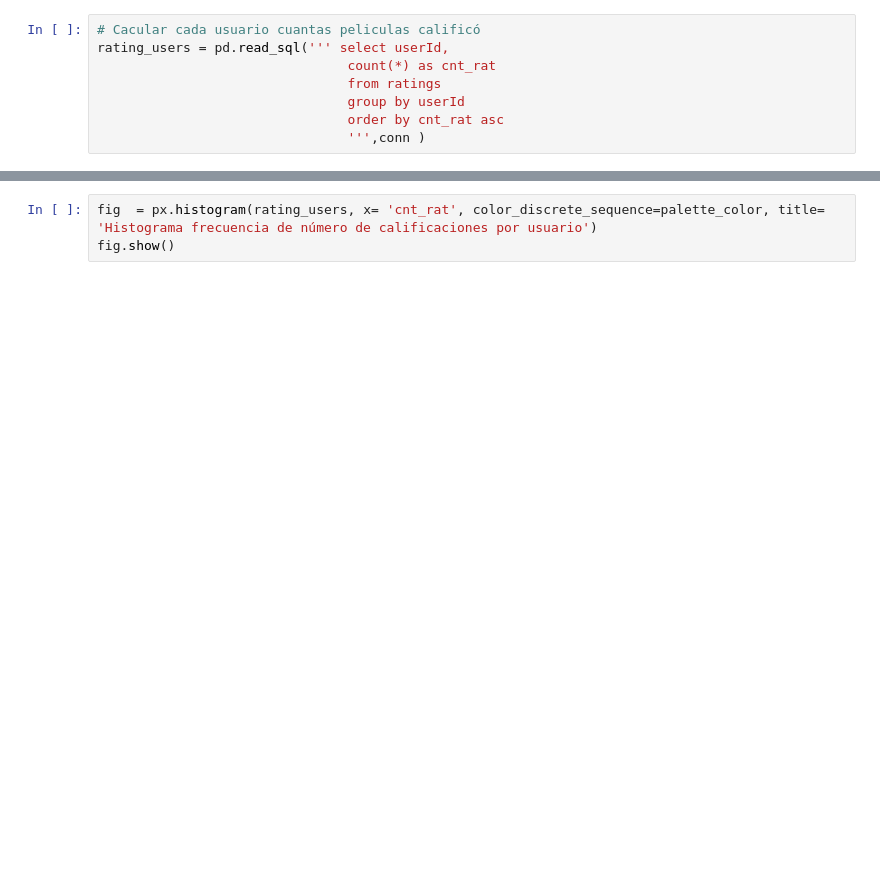
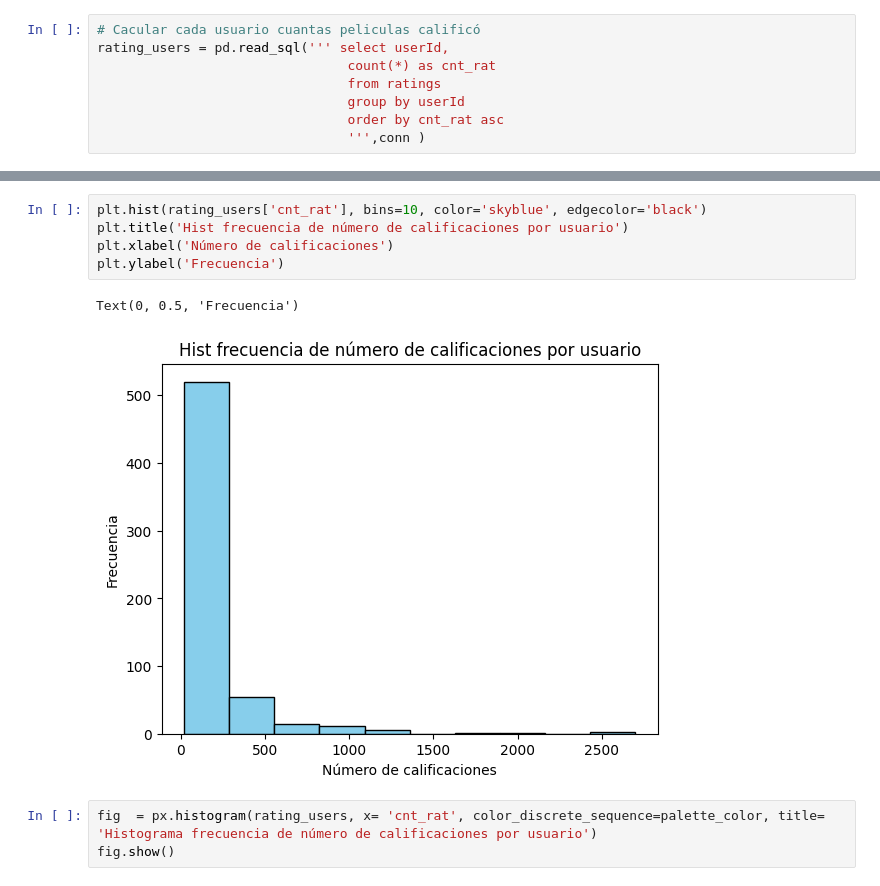
Before and after one commit to LauBetancourt31/Anal-tica-en-Marketing, a Jupyter notebook: 02_Exploración.ipynb, the cells around one changed output, grey strips where cells are left out. Drawn from its saved outputs; the diff is of its cells as text; blank space fills up the shorter version.

```diff
--- a/02_Exploración.ipynb
+++ b/02_Exploración.ipynb
@@ -129,3 +169,11 @@ rating_users = pd.read_sql(''' select userId,
+# %%
+plt.hist(rating_users['cnt_rat'], bins=10, color='skyblue', edgecolor='black')
+plt.title('Hist frecuencia de número de calificaciones por usuario')
+plt.xlabel('Número de calificaciones')
+plt.ylabel('Frecuencia')
+# %% [output]
+Text(0, 0.5, 'Frecuencia')
+[figure, added]
 # %%
 fig  = px.histogram(rating_users, x= 'cnt_rat', color_discrete_sequence=palette_color, title= 'Histograma frecuencia de número de calificaciones por usuario')
 fig.show()
```
Also changed, not shown: parts of 8 cells of this notebook, 1 other file.
